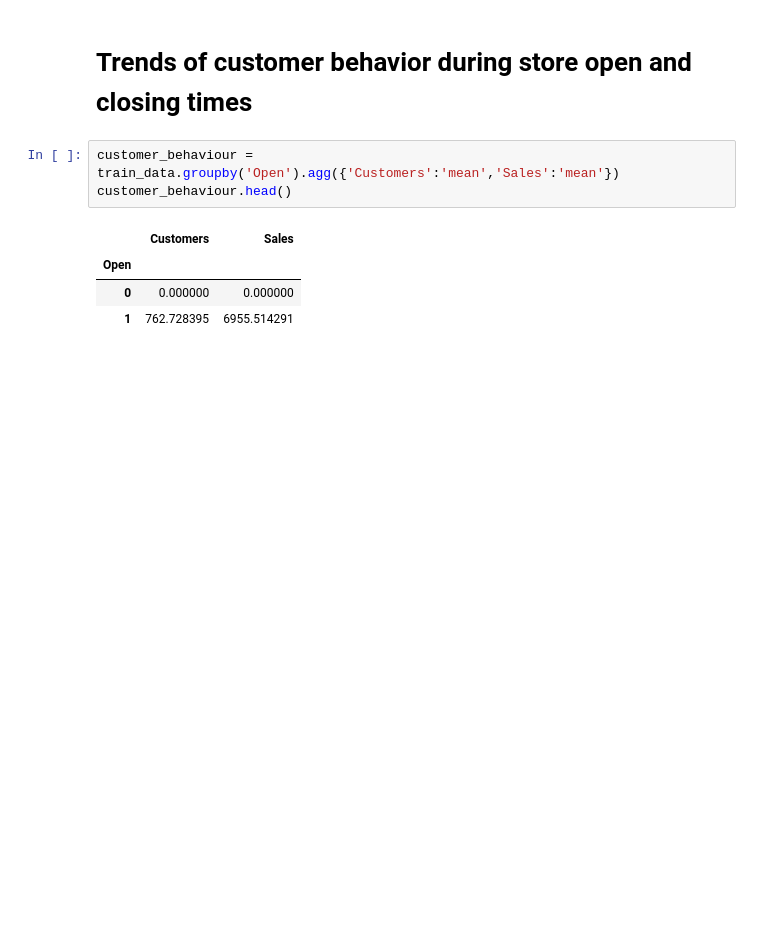
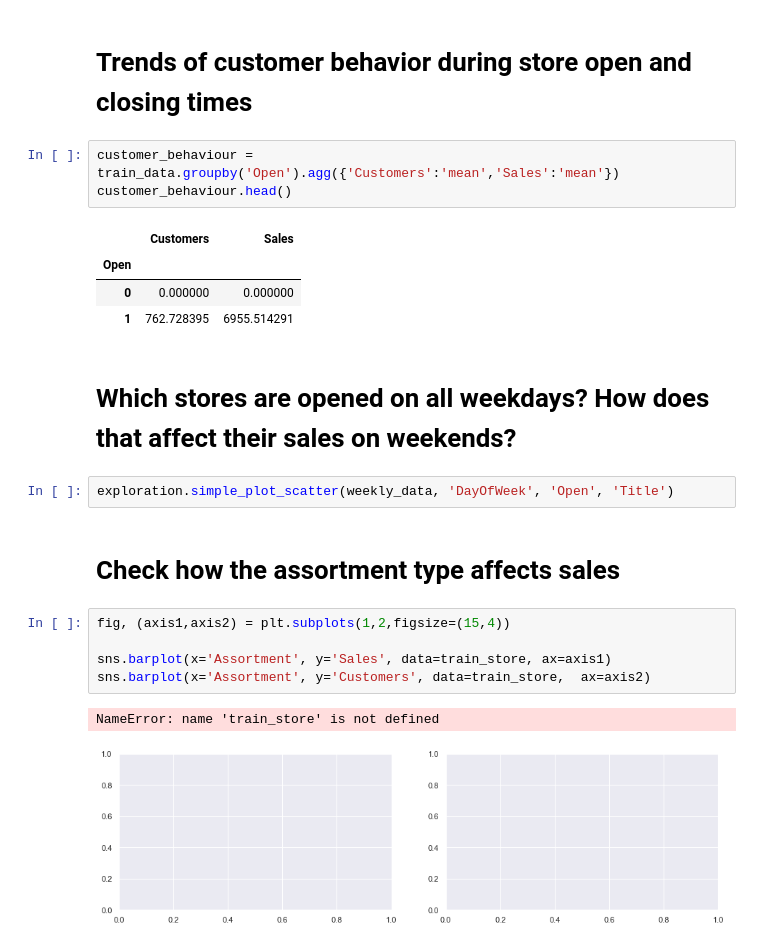
Before and after one commit to kebishaa/Pharmaceutical-Sales-Prediction, a Jupyter notebook: notebooks/data_exploration.ipynb, the cells around one changed output. Drawn from its saved outputs; the diff is of its cells as text; blank space fills up the shorter version.

```diff
--- a/notebooks/data_exploration.ipynb
+++ b/notebooks/data_exploration.ipynb
@@ -263,3 +263,17 @@ customer_behaviour.head()
 | Open |  |  |
 | 0 | 0.000000 | 0.000000 |
 | 1 | 762.728395 | 6955.514291 |
+# %% [markdown]
+# Which stores are opened on all weekdays? How does that affect their sales on weekends?
+# %%
+exploration.simple_plot_scatter(weekly_data, 'DayOfWeek', 'Open', 'Title')
+# %% [markdown]
+# Check how the assortment type affects sales
+# %%
+fig, (axis1,axis2) = plt.subplots(1,2,figsize=(15,4))
+
+sns.barplot(x='Assortment', y='Sales', data=train_store, ax=axis1)
+sns.barplot(x='Assortment', y='Customers', data=train_store,  ax=axis2)
+# %% [output]
+NameError: name 'train_store' is not defined
+[figure, added]
```
Also changed, not shown: 1 other file.
